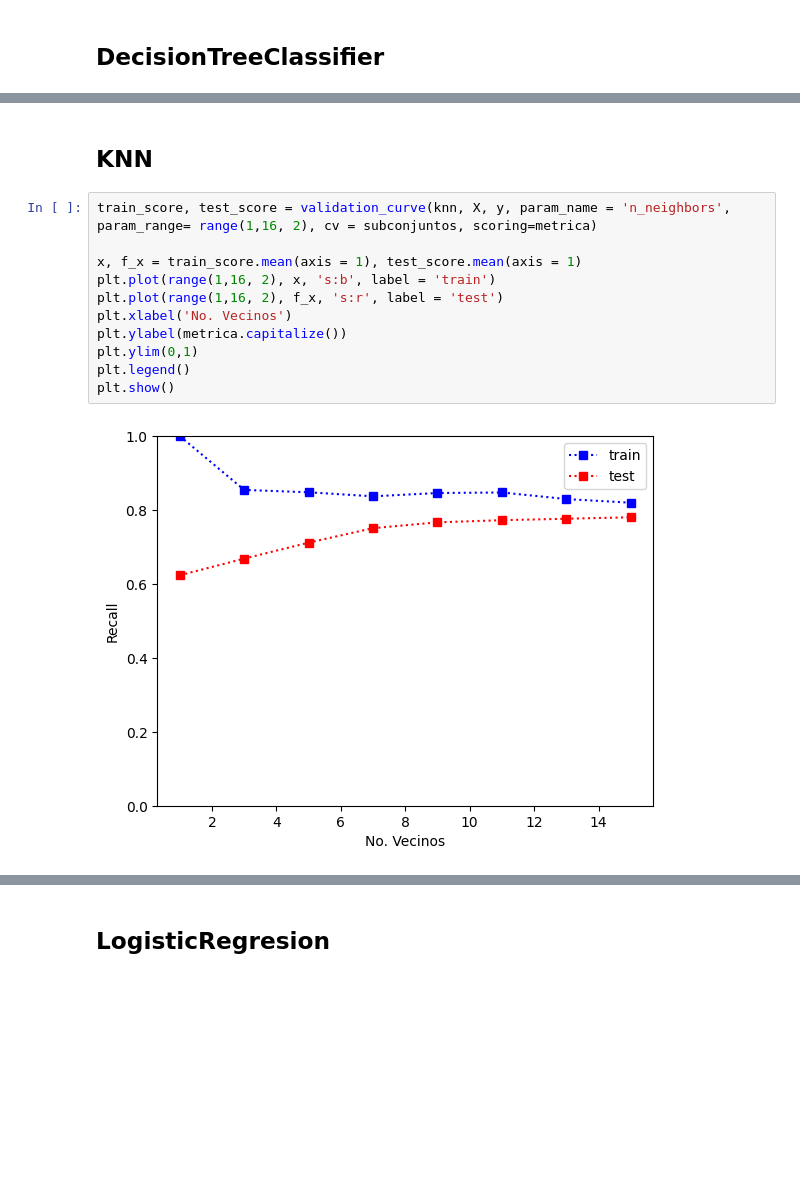
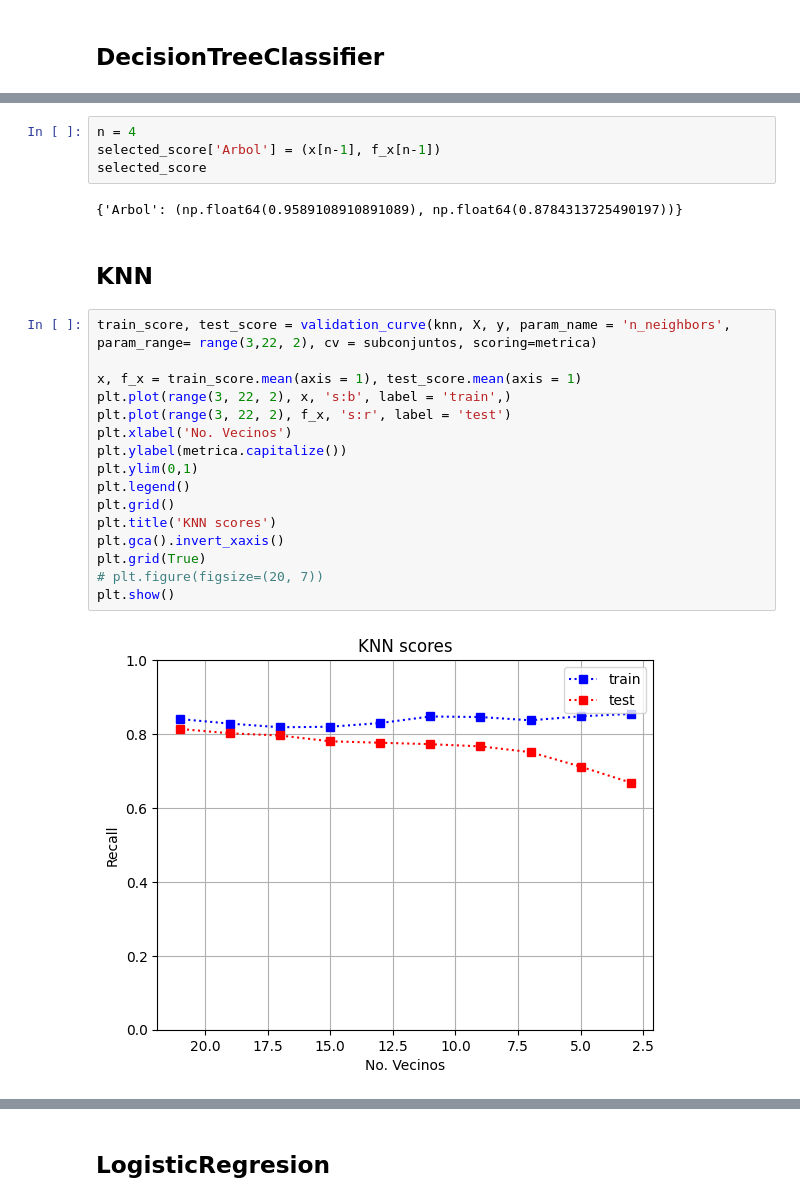
Before and after one commit to dui-luis-alberto-37/error_sesgo_varianza, a Jupyter notebook: T4_error_sesgo_variaza.ipynb, the cells around one changed output, grey strips where cells are left out. Drawn from its saved outputs; the diff is of its cells as text; blank space fills up the shorter version.

```diff
--- a/T4_error_sesgo_variaza.ipynb
+++ b/T4_error_sesgo_variaza.ipynb
@@ -270,15 +279,26 @@ plt.show()
+# %%
+n = 4
+selected_score['Arbol'] = (x[n-1], f_x[n-1])
+selected_score
+# %% [output]
+{'Arbol': (np.float64(0.9589108910891089), np.float64(0.8784313725490197))}
 # %% [markdown]
 ## KNN
 # %%
-train_score, test_score = validation_curve(knn, X, y, param_name = 'n_neighbors', param_range= range(1,16, 2), cv = subconjuntos, scoring=metrica)
+train_score, test_score = validation_curve(knn, X, y, param_name = 'n_neighbors', param_range= range(3,22, 2), cv = subconjuntos, scoring=metrica)
 
 x, f_x = train_score.mean(axis = 1), test_score.mean(axis = 1)
-plt.plot(range(1,16, 2), x, 's:b', label = 'train')
-plt.plot(range(1,16, 2), f_x, 's:r', label = 'test')
+plt.plot(range(3, 22, 2), x, 's:b', label = 'train',)
+plt.plot(range(3, 22, 2), f_x, 's:r', label = 'test')
 plt.xlabel('No. Vecinos')
 plt.ylabel(metrica.capitalize())
 plt.ylim(0,1)
 plt.legend()
+plt.grid()
+plt.title('KNN scores')
+plt.gca().invert_xaxis()
+plt.grid(True)
+# plt.figure(figsize=(20, 7))
 plt.show()
 # %% [output]
-[figure, old version]
+[figure, new version]
```
Also changed, not shown: parts of 13 cells of this notebook.
